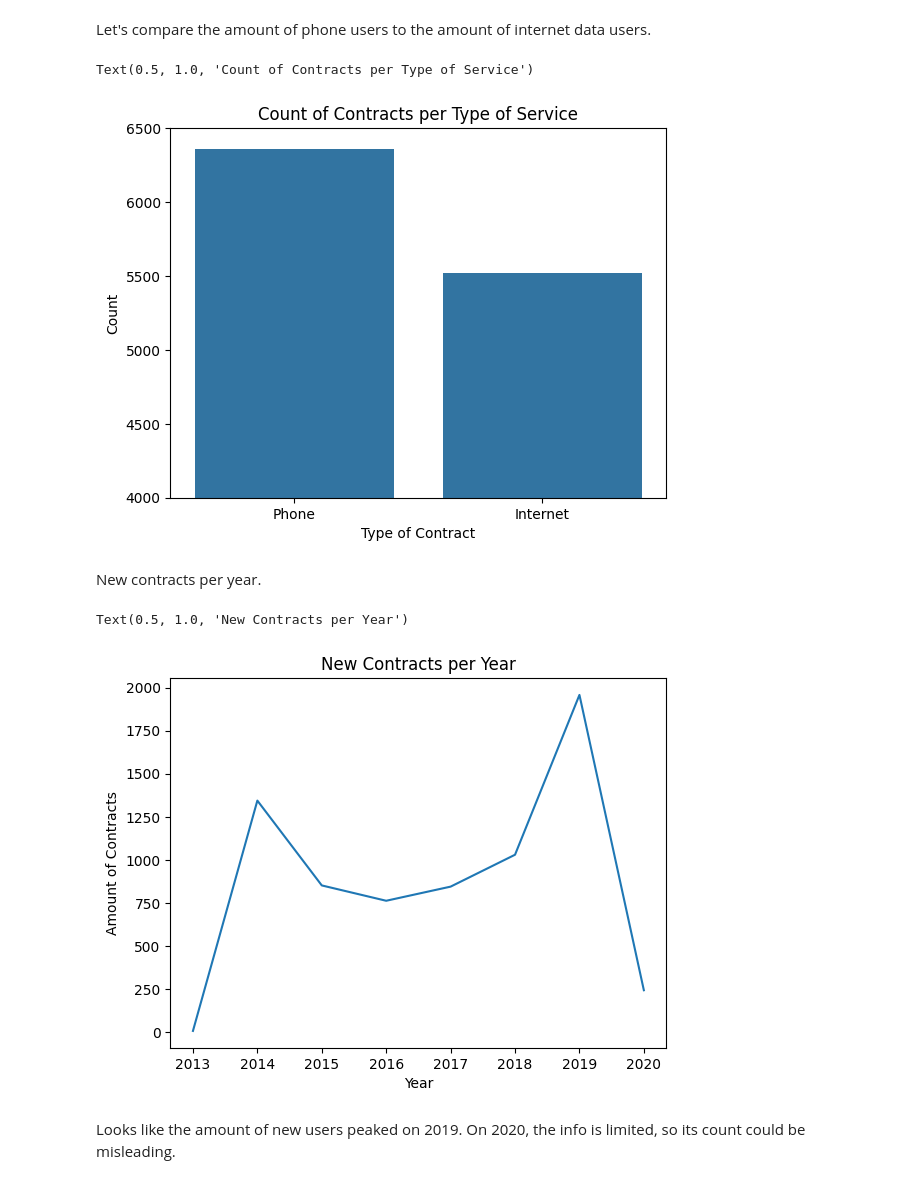
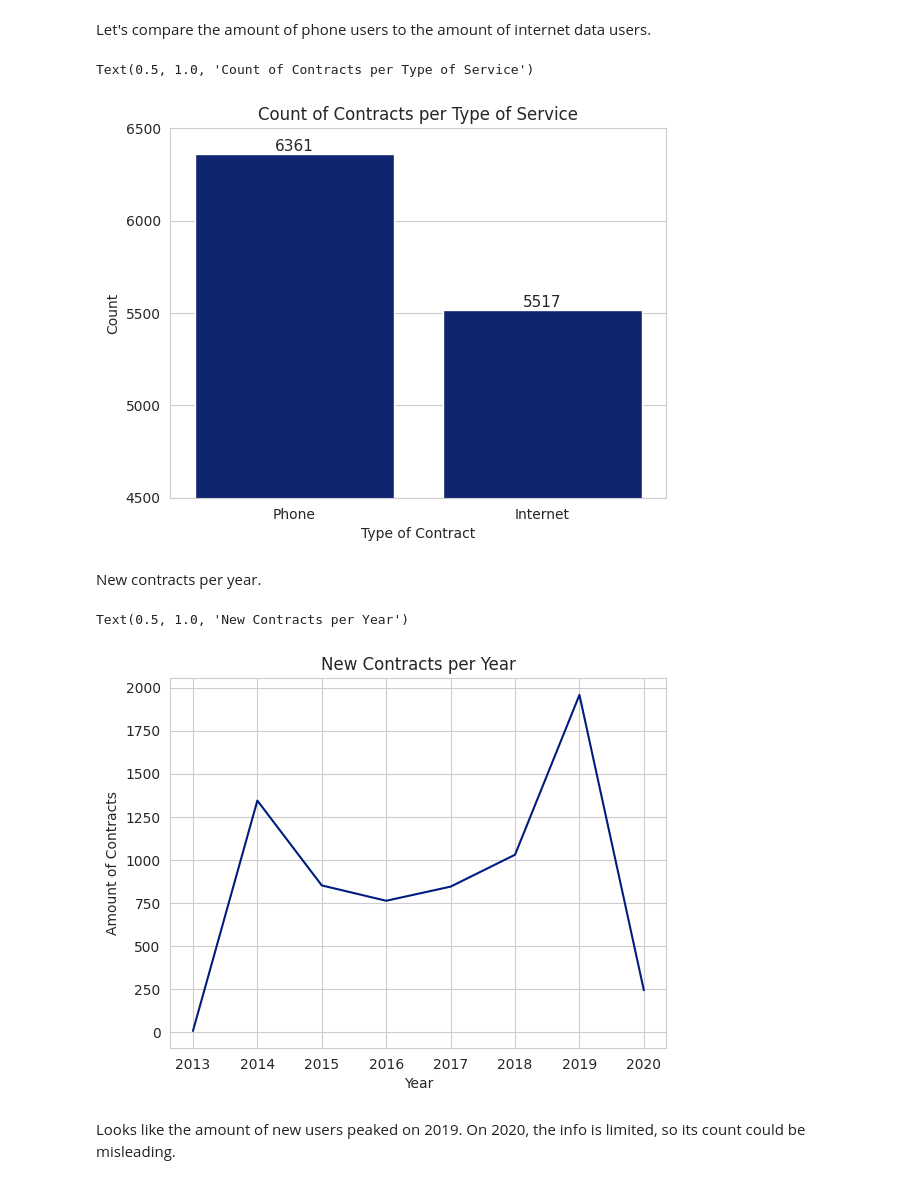
Before and after one commit to MrDonBromo/Telecom-Churn-Prediction, a Jupyter notebook: Final Project.ipynb, the cells around one changed output. Cells and saved outputs as stored; diff of their text form; code cells hidden in the pictures.

```diff
--- a/Final Project.ipynb
+++ b/Final Project.ipynb
@@ -63,6 +63,7 @@ Let's do a bit of exploratory data analysis to get familiar with the structure o
 import pandas as pd
 import seaborn as sns
 import matplotlib.pyplot as plt
+import matplotlib.patches as patches
 import numpy as np
 
 
@@ -73,3 +74,7 @@ from sklearn.metrics import classification_report, roc_curve, auc
 from sklearn.model_selection import GridSearchCV
 
 from xgboost import XGBClassifier
+
+sns.set_style("whitegrid")
+sns.despine()
+sns.set_palette("dark")
@@ -463,14 +474,23 @@ Let's compare the amount of phone users to the amount of internet data users.
 # %%
 count_users = pd.DataFrame({'User':['Phone', 'Internet'],
                            'Count':[phone_data.shape[0], internet_data.shape[0]]})
 
-sns.barplot(data=count_users, x='User', y='Count')
-plt.ylim(4000, 6500)
+ax = sns.barplot(data=count_users, x='User', y='Count')
+
+
+for p in ax.patches:
+    ax.annotate(f'{int(p.get_height())}',
+                (p.get_x() + p.get_width() / 2., p.get_height()),
+                ha='center', va='bottom',
+                fontsize=11)
+
+ax.set_yticks(range(4500, 6501, 500))
+plt.ylim(4500, 6500)
 plt.xlabel('Type of Contract')
 plt.title('Count of Contracts per Type of Service')
 # %% [output]
 Text(0.5, 1.0, 'Count of Contracts per Type of Service')
-[figure, old version]
+[figure, new version]
 # %% [markdown]
 New contracts per year.
 # %%
@@ -482,7 +502,7 @@ plt.ylabel('Amount of Contracts')
 plt.title('New Contracts per Year')
 # %% [output]
 Text(0.5, 1.0, 'New Contracts per Year')
-[figure, old version]
+[figure, new version]
 # %% [markdown]
 Looks like the amount of new users peaked on 2019. On 2020, the info is limited, so its count could be misleading.
 # %%
```
Also changed, not shown: parts of 15 cells of this notebook.
